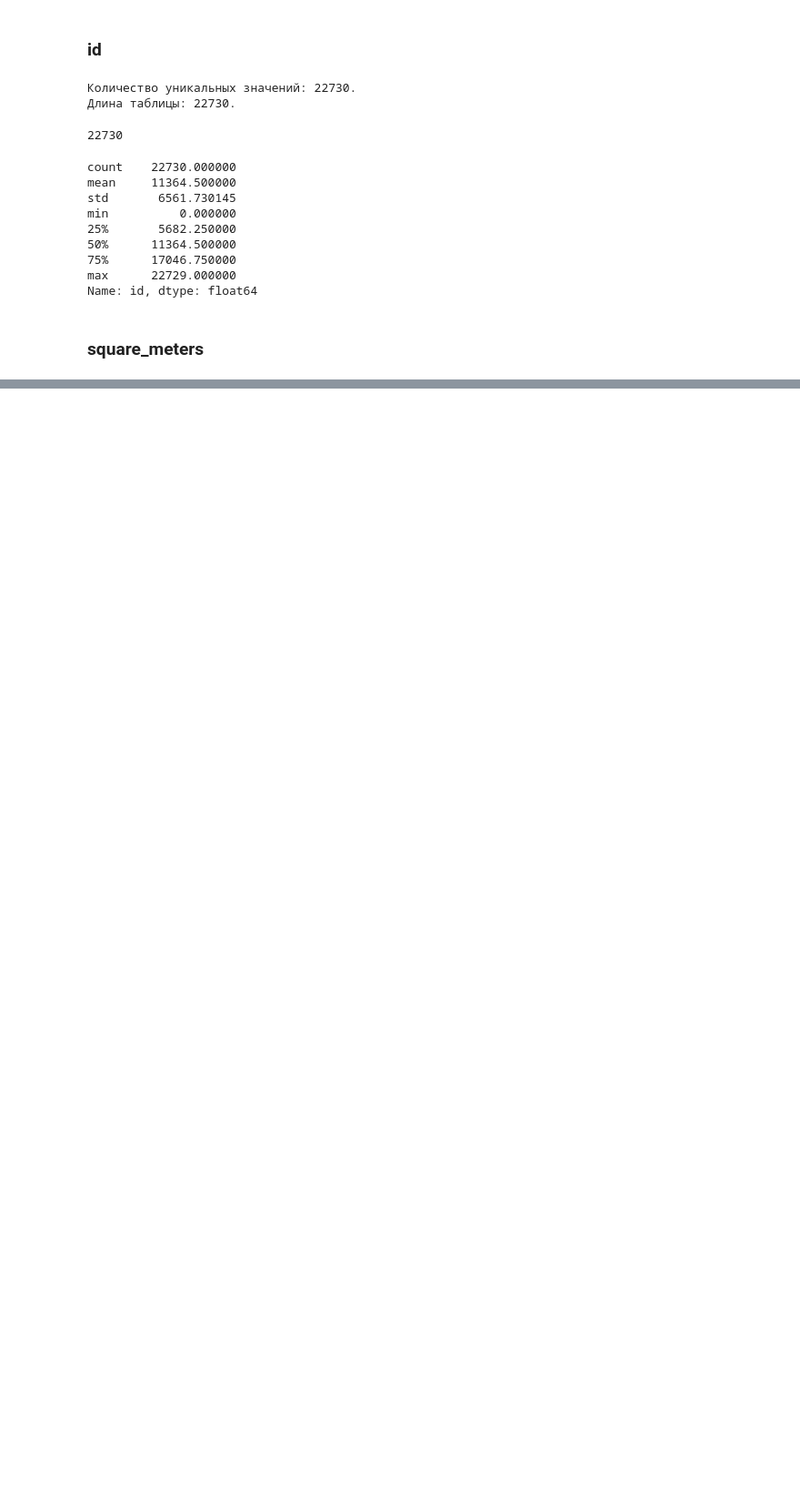
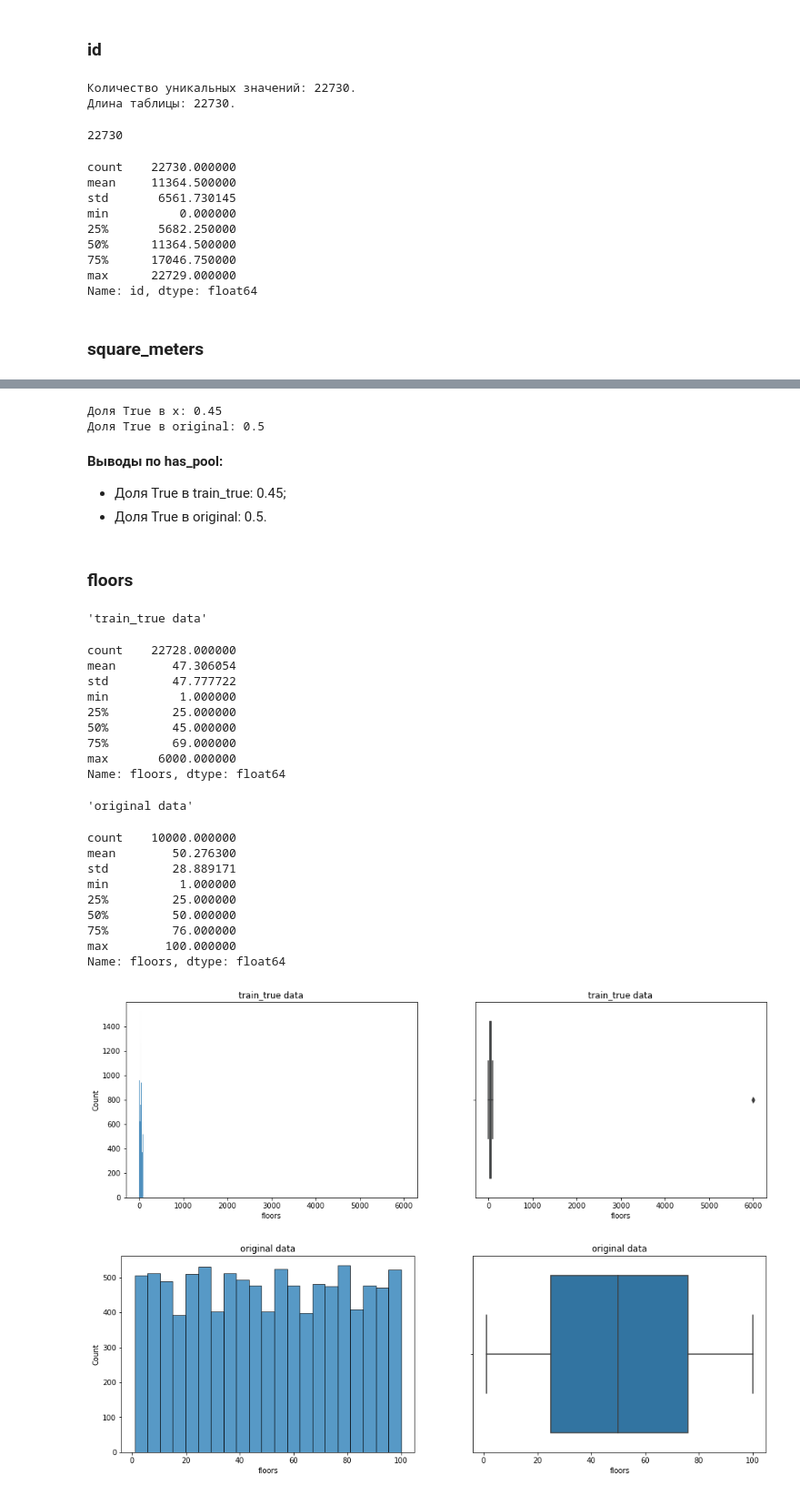
Before and after one commit to keedach/Kaggle, a Jupyter notebook: playground_series_3_6/playground_series_3_6.ipynb, the cells around one changed output, grey strips where cells are left out. Shown at 91% size. Drawn from its saved outputs; the diff is of its cells as text; code cells hidden in the pictures; blank space fills up the shorter version.

```diff
--- a/playground_series_3_6/playground_series_3_6.ipynb
+++ b/playground_series_3_6/playground_series_3_6.ipynb
@@ -209,0 +386,39 @@ Name: id, dtype: float64
+# %%
+for x in train_true, original:
+    bool_col(x, column='has_pool')
+# %% [output]
+Доля True в x: 0.45
+Доля True в original: 0.5
+# %% [markdown]
+**Выводы по has_pool:**
+
+* Доля True в train_true: 0.45;
+* Доля True в original: 0.5.
+# %% [markdown]
+### floors
+# %%
+for data in train_true, original:
+    column_stat(data, 'floors')
+# %% [output]
+'train_true data'
+count    22728.000000
+mean        47.306054
+std         47.777722
+min          1.000000
+25%         25.000000
+50%         45.000000
+75%         69.000000
+max       6000.000000
+Name: floors, dtype: float64
+'original data'
+count    10000.000000
+mean        50.276300
+std         28.889171
+min          1.000000
+25%         25.000000
+50%         50.000000
+75%         76.000000
+max        100.000000
+Name: floors, dtype: float64
+[figure, added]
+[figure, added]
```
Also changed, not shown: parts of 128 cells of this notebook.
